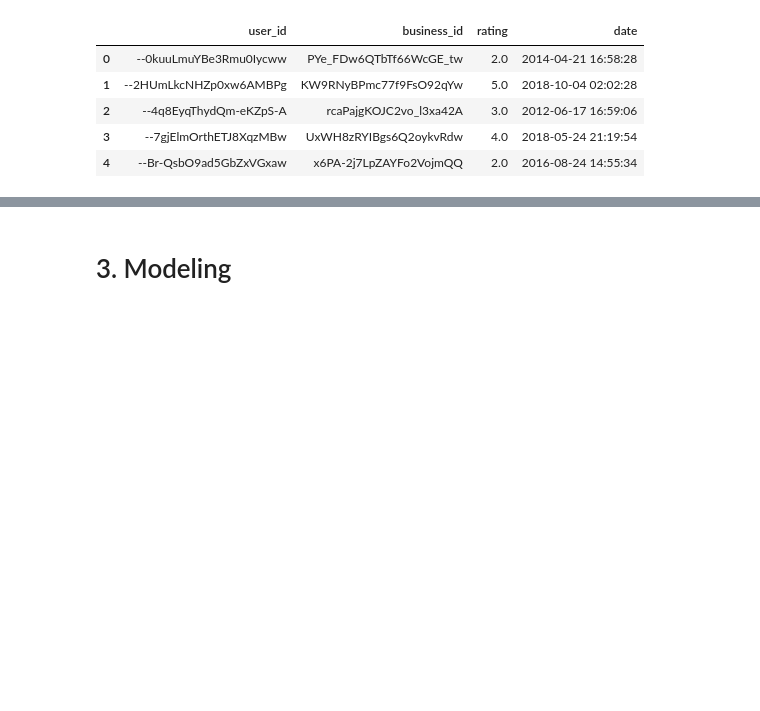
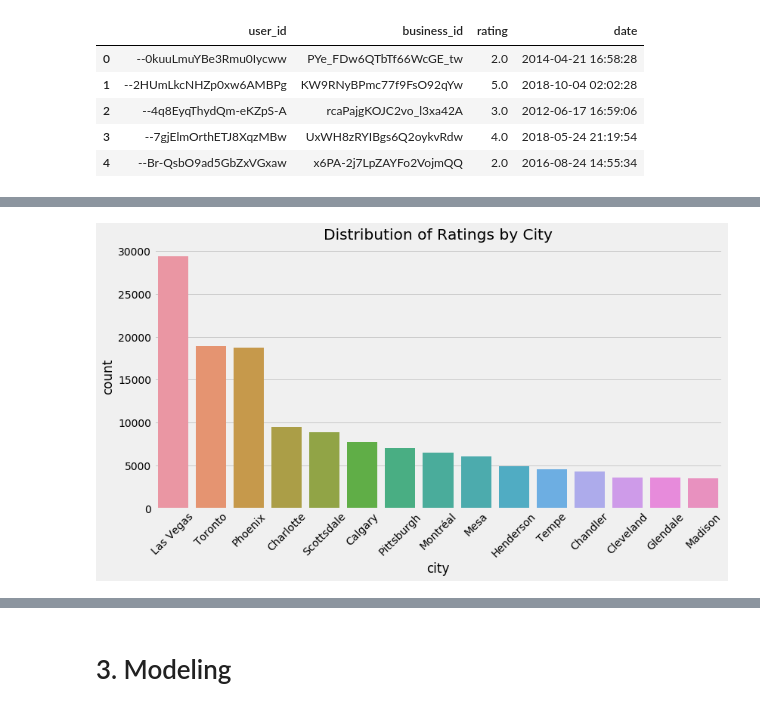
Before and after one commit to thisismeg/personalization-final-project, a Jupyter notebook: final_report.ipynb, the cells around one changed output, grey strips where cells are left out. Saved outputs shown, nothing was run; the diff lists cells and outputs as text; code cells hidden in the pictures; blank space fills up the shorter version.

```diff
--- a/final_report.ipynb
+++ b/final_report.ipynb
@@ -173,0 +188,7 @@ photos = convert_json_to_df(path, 'photo.json', ['photo_id', 'business_id'])
+# %%
+plt.figure(figsize=(12,6))
+chart = sns.countplot(x='city',data=businesses, order=pd.value_counts(businesses['city']).iloc[:15].index)
+chart.set(title='Distribution of Ratings by City')
+foo = chart.set_xticklabels(chart.get_xticklabels(), rotation=45)
+# %% [output]
+[figure, added]
```
Also changed, not shown: parts of 5 cells of this notebook, 1 other file.
